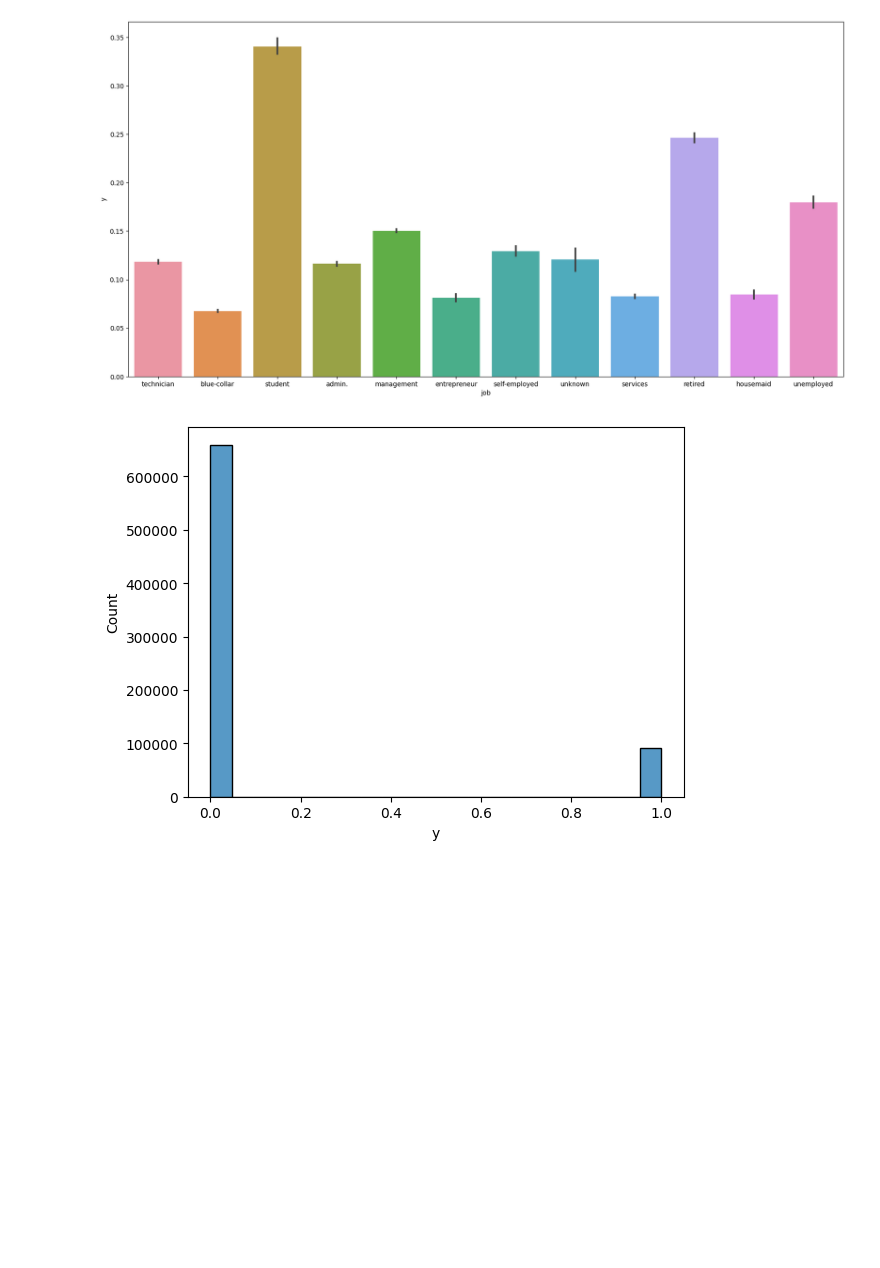
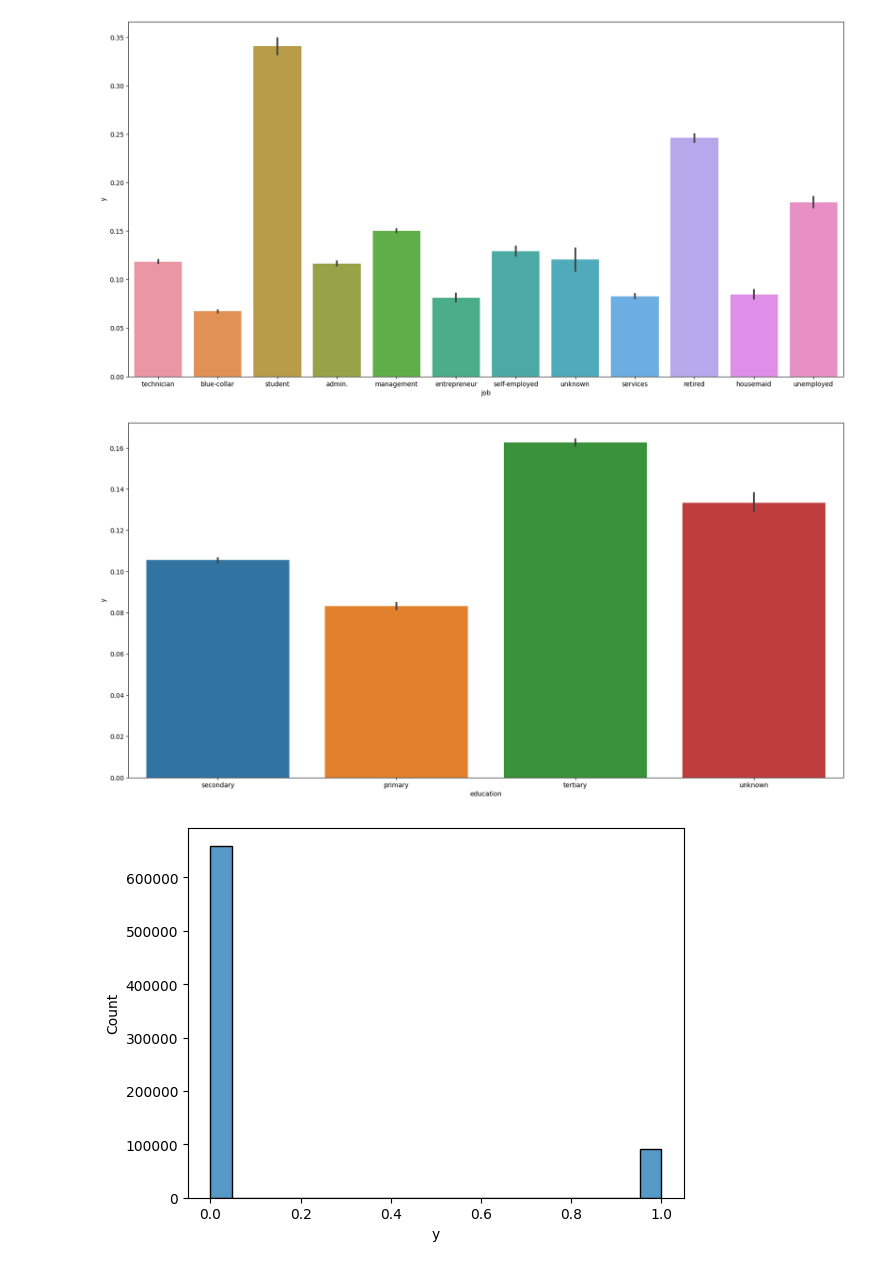
Before and after one commit to Tien-Hao-Chen/Kaggle, a Jupyter notebook: binary-classification.ipynb, the cells around one changed output. Cells and saved outputs as stored; diff of their text form; code cells hidden in the pictures; blank space fills up the shorter version.

```diff
--- a/binary-classification.ipynb
+++ b/binary-classification.ipynb
@@ -109,6 +109,12 @@ plt.show()
 # poutcome success 0.764004
 # %% [output]
 [figure]
+# %%
+plt.figure(figsize = (20, 10))
+sns.barplot(x = train_data['education'], y = train_data['y'])
+plt.show()
+# %% [output]
+[figure, added]
 # %%
 # target data visualization
 target = sns.histplot(train_data['y'])
```
Also changed, not shown: parts of 4 cells of this notebook.
